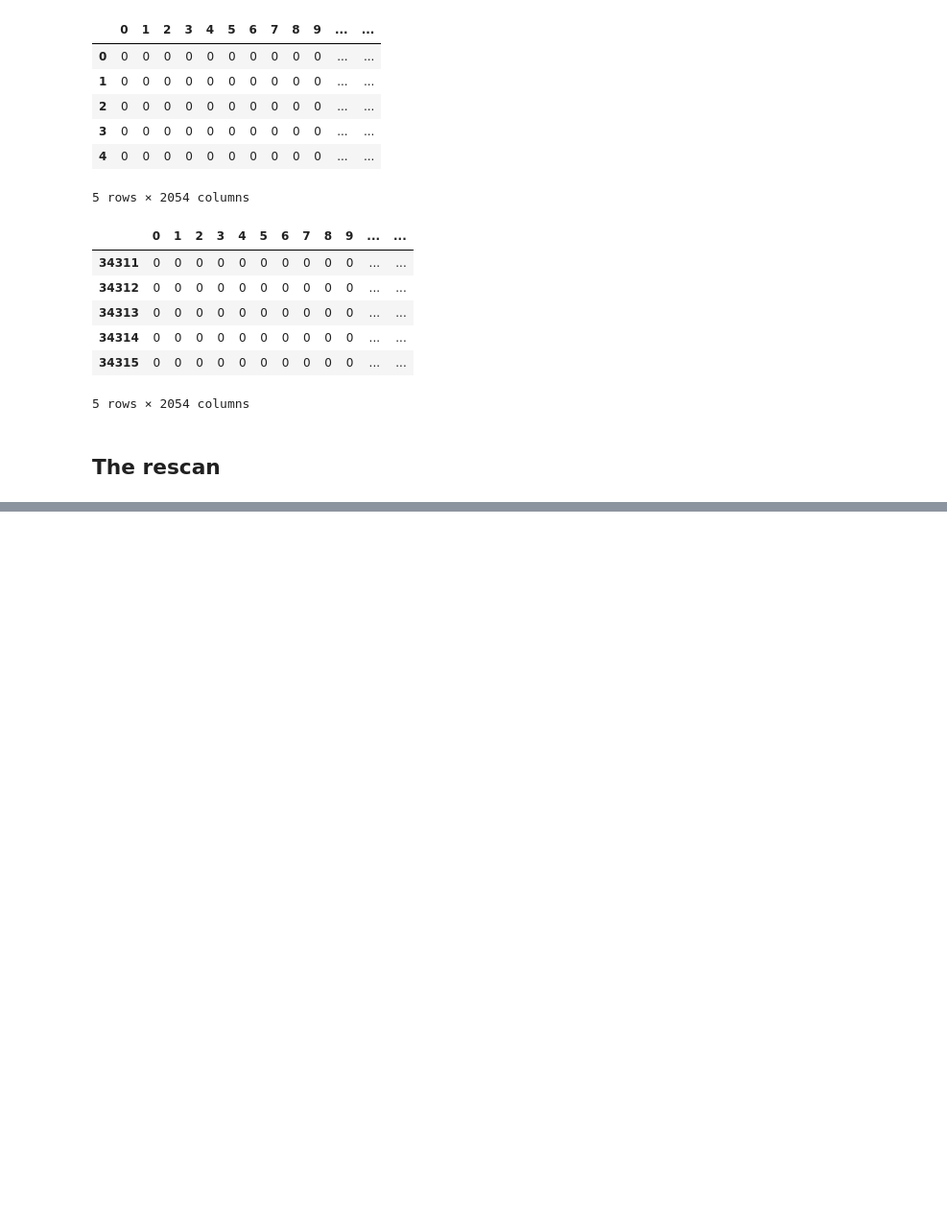
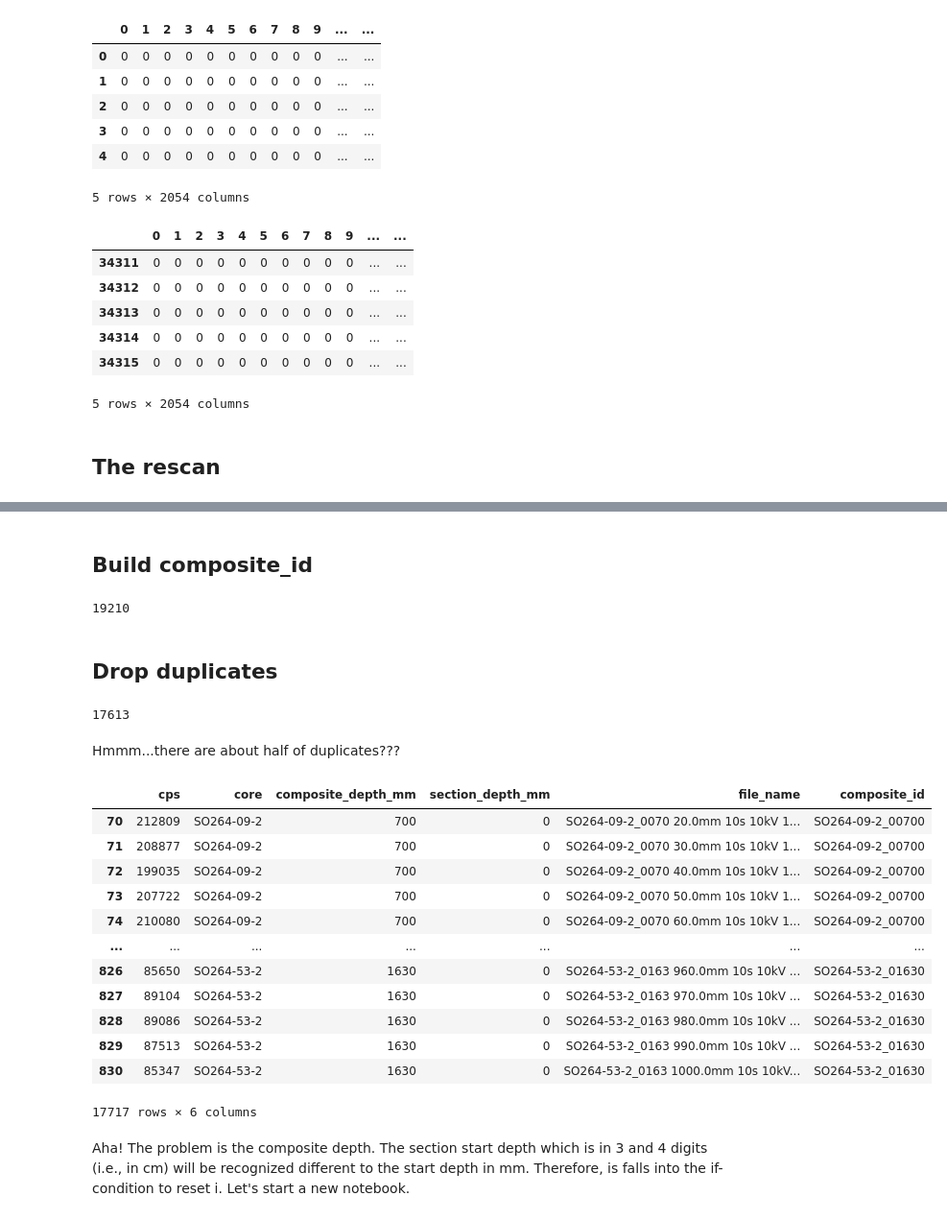
Before and after one commit to dispink/CaCO3_NWP, a Jupyter notebook: build_database_01.ipynb, the cells around one changed output, grey strips where cells are left out. Shown at 96% size. Drawn from its saved outputs; the diff is of its cells as text; code cells hidden in the pictures; blank space fills up the shorter version.

```diff
--- a/build_database_01.ipynb
+++ b/build_database_01.ipynb
@@ -267,0 +279,2 @@ glob.glob('data/SO*/Rescan*')
+# %%
+data_df.drop('section', axis = 1, inplace = True)
@@ -267,0 +346,7 @@ glob.glob('data/SO*/Rescan*')
+# %%
+rescan_df = pd.DataFrame(spe_all, columns = [str(_) for _ in range(2048)])
+rescan_df['cps'] = cps_all
+rescan_df['core'] = core_all
+rescan_df['composite_depth_mm'] = depth_all
+rescan_df['section_depth_mm'] = s_depth_all
+rescan_df['file_name'] = file_name
@@ -267,0 +380,3 @@ glob.glob('data/SO*/Rescan*')
+# %%
+all_df = pd.concat([data_df, rescan_df], axis = 0, join = 'inner')
+all_df.shape
@@ -267,0 +399,41 @@ glob.glob('data/SO*/Rescan*')
+# %% [markdown]
+## Build composite_id
+# %%
+all_df.composite_depth_mm.max()
+# %% [output]
+19210
+# %%
+composite_id = []
+for core, depth in zip(all_df.core, all_df.composite_depth_mm):
+    composite_id.append('{}_{:05}'.format(core, depth))
+
+all_df['composite_id'] = composite_id
+# %% [markdown]
+## Drop duplicates
+# %%
+clean_df = all_df.drop_duplicates('composite_id', keep = 'last')
+len(clean_df)
+# %% [output]
+17613
+# %% [markdown]
+Hmmm...there are about half of duplicates???
+# %%
+all_df.loc[all_df.composite_id.duplicated(), all_df.columns[-6:]]
+#all_df.loc[all_df.composite_id.duplicated(), all_df.columns[-6:]].to_csv('results/check_duplicates.csv')
+# %% [output]
+|  | cps | core | composite_depth_mm | section_depth_mm | file_name | composite_id |
+| 70 | 212809 | SO264-09-2 | 700 | 0 | SO264-09-2_0070 20.0mm 10s 10kV 1... | SO264-09-2_00700 |
+| 71 | 208877 | SO264-09-2 | 700 | 0 | SO264-09-2_0070 30.0mm 10s 10kV 1... | SO264-09-2_00700 |
+| 72 | 199035 | SO264-09-2 | 700 | 0 | SO264-09-2_0070 40.0mm 10s 10kV 1... | SO264-09-2_00700 |
+| 73 | 207722 | SO264-09-2 | 700 | 0 | SO264-09-2_0070 50.0mm 10s 10kV 1... | SO264-09-2_00700 |
+| 74 | 210080 | SO264-09-2 | 700 | 0 | SO264-09-2_0070 60.0mm 10s 10kV 1... | SO264-09-2_00700 |
+| ... | ... | ... | ... | ... | ... | ... |
+| 826 | 85650 | SO264-53-2 | 1630 | 0 | SO264-53-2_0163 960.0mm 10s 10kV ... | SO264-53-2_01630 |
+| 827 | 89104 | SO264-53-2 | 1630 | 0 | SO264-53-2_0163 970.0mm 10s 10kV ... | SO264-53-2_01630 |
+| 828 | 89086 | SO264-53-2 | 1630 | 0 | SO264-53-2_0163 980.0mm 10s 10kV ... | SO264-53-2_01630 |
+| 829 | 87513 | SO264-53-2 | 1630 | 0 | SO264-53-2_0163 990.0mm 10s 10kV ... | SO264-53-2_01630 |
+| 830 | 85347 | SO264-53-2 | 1630 | 0 | SO264-53-2_0163 1000.0mm 10s 10kV... | SO264-53-2_01630 |
+17717 rows × 6 columns
+# %% [markdown]
+Aha! The problem is the composite depth. The section start depth which is in 3 and 4 digits (i.e., in cm) will be recognized different to the start depth in mm. Therefore, is falls into the if-condition to reset i.
+Let's start a new notebook.
```
Also changed, not shown: parts of 13 cells of this notebook, 2 other files.
